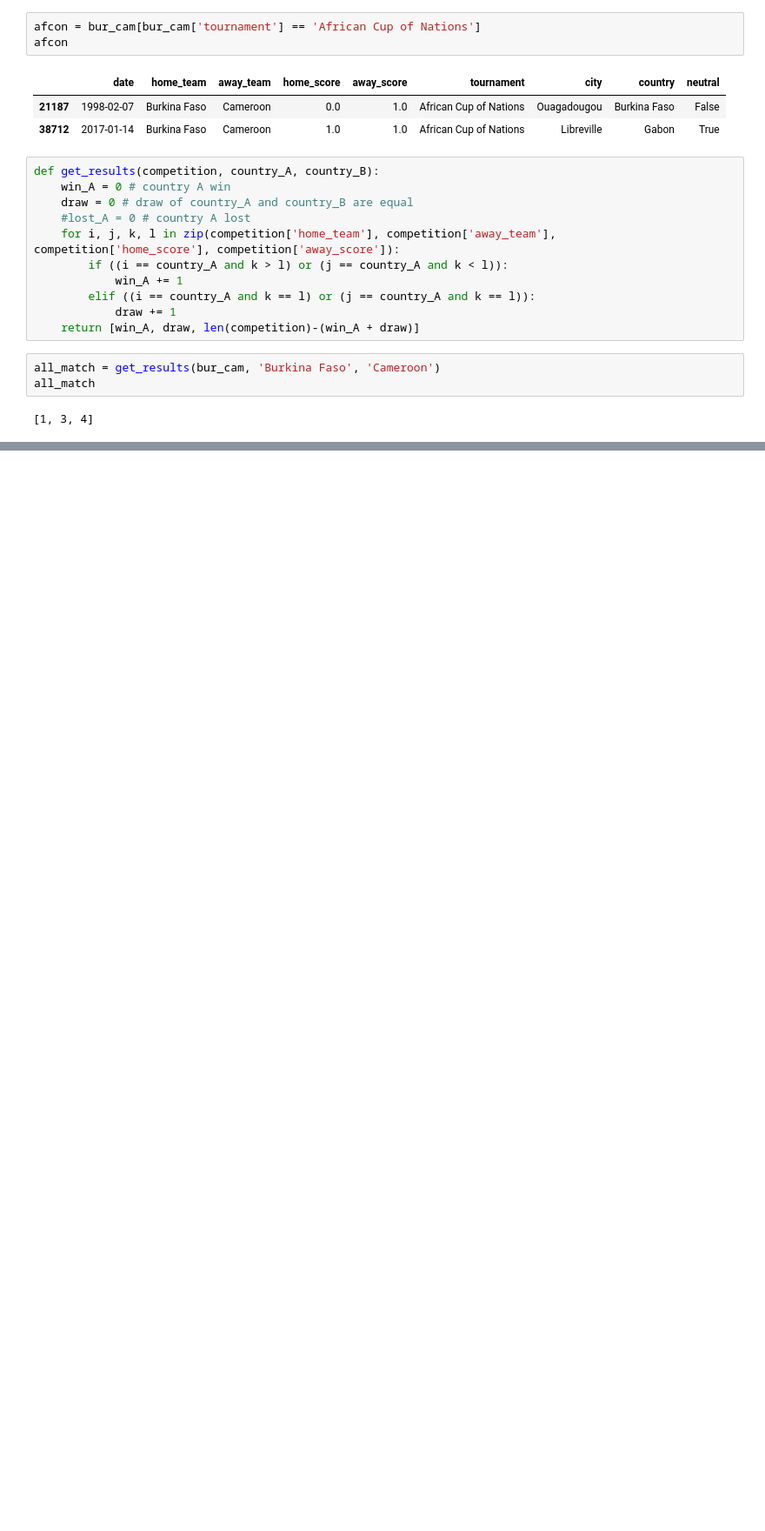
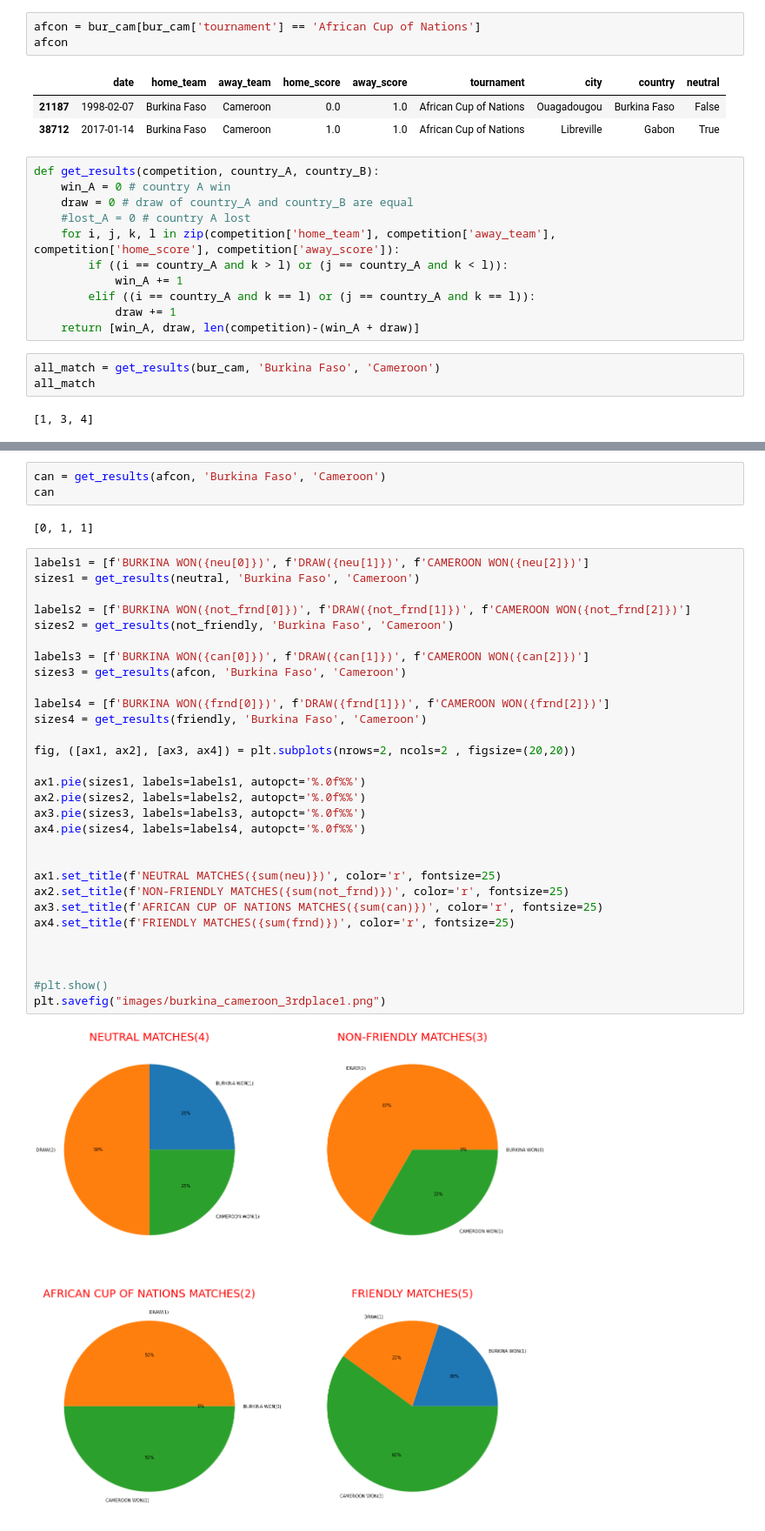
Before and after one commit to sankarebarri/AFCON_2022, a Jupyter notebook: thirdPlaceFinal/Burkina_Cameroon_thirdPlaceFinal.ipynb, the cells around one changed output, grey strips where cells are left out. Shown: that part at 87% size. Saved outputs shown, nothing was run; the diff lists cells and outputs as text; blank space fills up the shorter version.

Commit message:
Burkina vs Cameroon Third Place Final

```diff
--- a/thirdPlaceFinal/Burkina_Cameroon_thirdPlaceFinal.ipynb
+++ b/thirdPlaceFinal/Burkina_Cameroon_thirdPlaceFinal.ipynb
@@ -77,0 +93,37 @@ all_match
+# %%
+can = get_results(afcon, 'Burkina Faso', 'Cameroon')
+can
+# %% [output]
+[0, 1, 1]
+# %%
+labels1 = [f'BURKINA WON({neu[0]})', f'DRAW({neu[1]})', f'CAMEROON WON({neu[2]})']
+sizes1 = get_results(neutral, 'Burkina Faso', 'Cameroon')
+
+labels2 = [f'BURKINA WON({not_frnd[0]})', f'DRAW({not_frnd[1]})', f'CAMEROON WON({not_frnd[2]})']
+sizes2 = get_results(not_friendly, 'Burkina Faso', 'Cameroon')
+
+labels3 = [f'BURKINA WON({can[0]})', f'DRAW({can[1]})', f'CAMEROON WON({can[2]})']
+sizes3 = get_results(afcon, 'Burkina Faso', 'Cameroon')
+
+labels4 = [f'BURKINA WON({frnd[0]})', f'DRAW({frnd[1]})', f'CAMEROON WON({frnd[2]})']
+sizes4 = get_results(friendly, 'Burkina Faso', 'Cameroon')
+
+fig, ([ax1, ax2], [ax3, ax4]) = plt.subplots(nrows=2, ncols=2 , figsize=(20,20))
+
+ax1.pie(sizes1, labels=labels1, autopct='%.0f%%')
+ax2.pie(sizes2, labels=labels2, autopct='%.0f%%')
+ax3.pie(sizes3, labels=labels3, autopct='%.0f%%')
+ax4.pie(sizes4, labels=labels4, autopct='%.0f%%')
+
+
+ax1.set_title(f'NEUTRAL MATCHES({sum(neu)})', color='r', fontsize=25)
+ax2.set_title(f'NON-FRIENDLY MATCHES({sum(not_frnd)})', color='r', fontsize=25)
+ax3.set_title(f'AFRICAN CUP OF NATIONS MATCHES({sum(can)})', color='r', fontsize=25)
+ax4.set_title(f'FRIENDLY MATCHES({sum(frnd)})', color='r', fontsize=25)
+
+
+
+#plt.show()
+plt.savefig("images/burkina_cameroon_3rdplace1.png")
+# %% [output]
+[figure, added]
```
Also changed, not shown: parts of 4 cells of this notebook.
